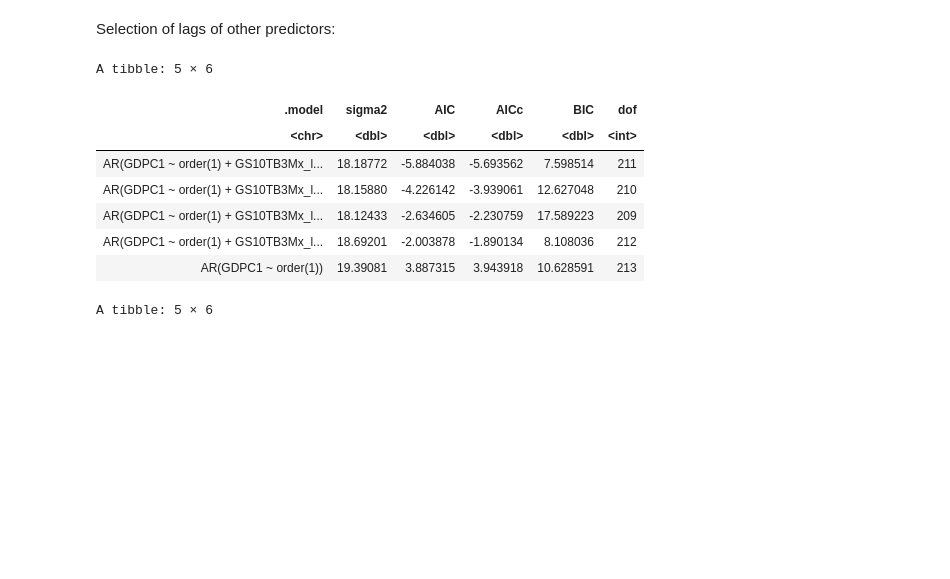
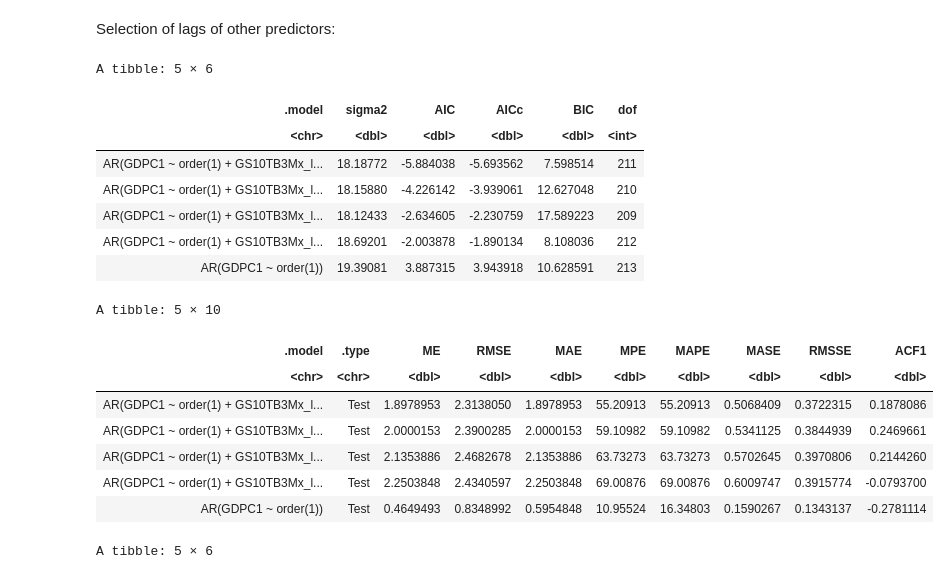
Before and after one commit to jack-gin/databustersteam33, a Jupyter notebook: NUS_DSESC_DATABUSTERS_33.ipynb, the cells around one changed output. Cells and saved outputs as stored; diff of their text form; code cells hidden in the pictures; blank space fills up the shorter version.

```diff
--- a/NUS_DSESC_DATABUSTERS_33.ipynb
+++ b/NUS_DSESC_DATABUSTERS_33.ipynb
@@ -92,23 +136,35 @@ Selection of lags of other predictors:
 # %%
 ### Term Spread
 ardl_spread<- transformed[1:215,] %>%
   model(AR(GDPC1 ~ order(1)),
         AR(GDPC1 ~ order(1) + GS10TB3Mx_lag1),
         AR(GDPC1 ~ order(1) + GS10TB3Mx_lag1 + GS10TB3Mx_lag2),
         AR(GDPC1 ~ order(1) + GS10TB3Mx_lag1 + GS10TB3Mx_lag2 + GS10TB3Mx_lag3),
         AR(GDPC1 ~ order(1) + GS10TB3Mx_lag1 + GS10TB3Mx_lag2 + GS10TB3Mx_lag3 + GS10TB3Mx_lag4))
 
 glance(ardl_spread) %>%
   arrange(AIC)
+
+ardl_spread %>%
+  fabletools::forecast(new_data=transformed[216:219,]) %>%
+  accuracy(transformed)
 # %% [output]
 A tibble: 5 × 6
 | .model | sigma2 | AIC | AICc | BIC | dof |
 | <chr> | <dbl> | <dbl> | <dbl> | <dbl> | <int> |
 | AR(GDPC1 ~ order(1) + GS10TB3Mx_l... | 18.18772 | -5.884038 | -5.693562 | 7.598514 | 211 |
 | AR(GDPC1 ~ order(1) + GS10TB3Mx_l... | 18.15880 | -4.226142 | -3.939061 | 12.627048 | 210 |
 | AR(GDPC1 ~ order(1) + GS10TB3Mx_l... | 18.12433 | -2.634605 | -2.230759 | 17.589223 | 209 |
 | AR(GDPC1 ~ order(1) + GS10TB3Mx_l... | 18.69201 | -2.003878 | -1.890134 | 8.108036 | 212 |
 | AR(GDPC1 ~ order(1)) | 19.39081 | 3.887315 | 3.943918 | 10.628591 | 213 |
+A tibble: 5 × 10
+| .model | .type | ME | RMSE | MAE | MPE | MAPE | MASE | RMSSE | ACF1 |
+| <chr> | <chr> | <dbl> | <dbl> | <dbl> | <dbl> | <dbl> | <dbl> | <dbl> | <dbl> |
+| AR(GDPC1 ~ order(1) + GS10TB3Mx_l... | Test | 1.8978953 | 2.3138050 | 1.8978953 | 55.20913 | 55.20913 | 0.5068409 | 0.3722315 | 0.1878086 |
+| AR(GDPC1 ~ order(1) + GS10TB3Mx_l... | Test | 2.0000153 | 2.3900285 | 2.0000153 | 59.10982 | 59.10982 | 0.5341125 | 0.3844939 | 0.2469661 |
+| AR(GDPC1 ~ order(1) + GS10TB3Mx_l... | Test | 2.1353886 | 2.4682678 | 2.1353886 | 63.73273 | 63.73273 | 0.5702645 | 0.3970806 | 0.2144260 |
+| AR(GDPC1 ~ order(1) + GS10TB3Mx_l... | Test | 2.2503848 | 2.4340597 | 2.2503848 | 69.00876 | 69.00876 | 0.6009747 | 0.3915774 | -0.0793700 |
+| AR(GDPC1 ~ order(1)) | Test | 0.4649493 | 0.8348992 | 0.5954848 | 10.95524 | 16.34803 | 0.1590267 | 0.1343137 | -0.2781114 |
 # %%
 ### Unemployment claims
 ardl_claims<- transformed[1:215,] %>%
```
Also changed, not shown: parts of 3 cells of this notebook.
